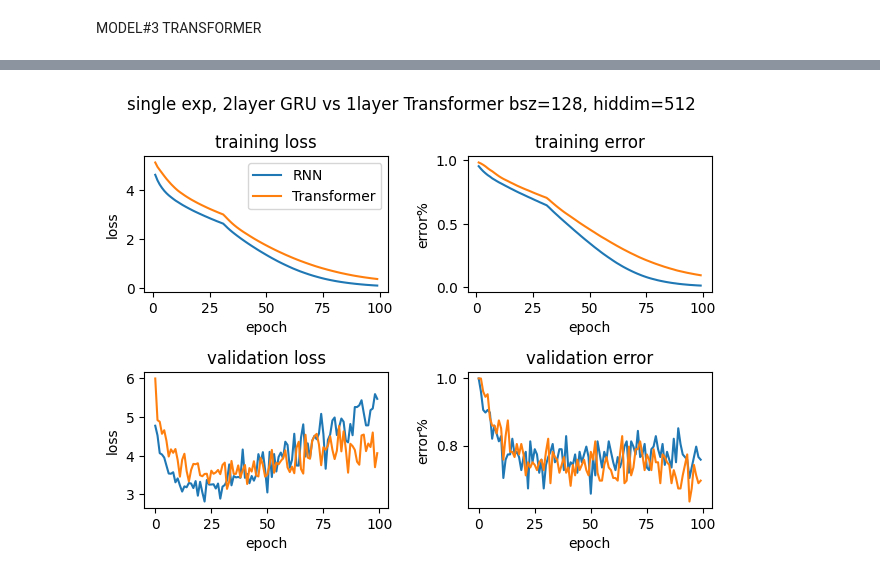
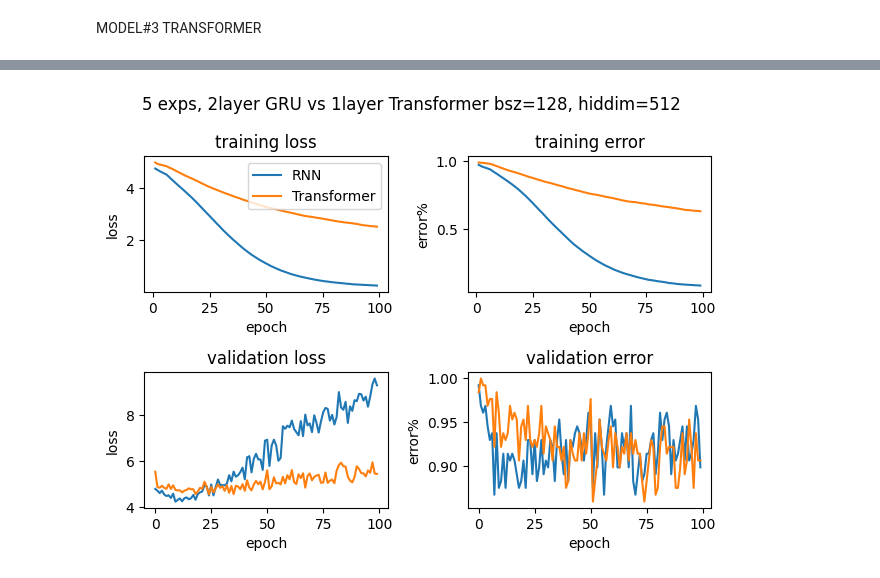
Before and after one commit to edwardyan95/ESE546_Project, a Jupyter notebook: local_test_run.ipynb, the cells around one changed output, grey strips where cells are left out. Saved outputs shown, nothing was run; the diff lists cells and outputs as text; code cells hidden in the pictures.

```diff
--- a/local_test_run.ipynb
+++ b/local_test_run.ipynb
@@ -48,14 +51,16 @@ np.mean(cell_count)
 # %% [markdown]
 MODEL #1
 # %%
+set_seed(50)
 pre = 15
 post = 7
-data_type = 'dff'
-dataset = prep_dataset(boc, exps[22:23], pre, post, data_type=data_type)
+data_type = 'pca'
+pca_comp = 50
+dataset = prep_dataset(boc, exps[18:23], pre, post, data_type=data_type, pca_comp=pca_comp, cca=True)
 if data_type == 'dff':
     input_dim = dataset['model_input'][0].shape[0] # only for raw dff as input, one exp training at a time
 else:
-    input_dim = 50
+    input_dim = pca_comp
 print(f'dataset loaded...')
 train_dataset, test_dataset = get_train_test_split(dataset, train_prop = 0.7, split_method = 'trial')
 model = RNNClassifier(input_dim=input_dim, hidden_dim=512, embed_dim=512, num_layers=2, num_classes=119, dropout_prob=0.5, nn_type = 'GRU')
@@ -139,8 +144,8 @@ MODEL#3 TRANSFORMER
 set_seed(50)
 pre = 15
 post = 7
-data_type = 'dff'
-dataset = prep_dataset(boc, exps[22:23], pre, post, data_type=data_type)
+data_type = 'pca'
+dataset = prep_dataset(boc, exps[18:23], pre, post, data_type=data_type)
 if data_type == 'dff':
     input_dim = dataset['model_input'][0].shape[0] # only for raw dff as input, one exp training at a time
 else:
@@ -179,12 +184,12 @@ batch#0, val loss:  4.06, val error:  69.53%
 # %%
 fig, axes = plot_loss_and_error(train_loss1, train_error1, val_loss1, val_error1)
 axes[0,0].plot(train_loss3)
 axes[0,1].plot(train_error3)
 axes[1,0].plot(val_loss3)
 axes[1,1].plot(val_error3)
-fig.suptitle('single exp, 2layer GRU vs 1layer Transformer bsz=128, hiddim=512')
+fig.suptitle('5 exps, 2layer GRU vs 1layer Transformer bsz=128, hiddim=512')
 axes[0,0].legend(['RNN', 'Transformer'])
 fig.tight_layout()
 # %% [output]
-[figure, old version]
+[figure, new version]
 # %%
```
Also changed, not shown: parts of 4 cells of this notebook, 3 other files.
